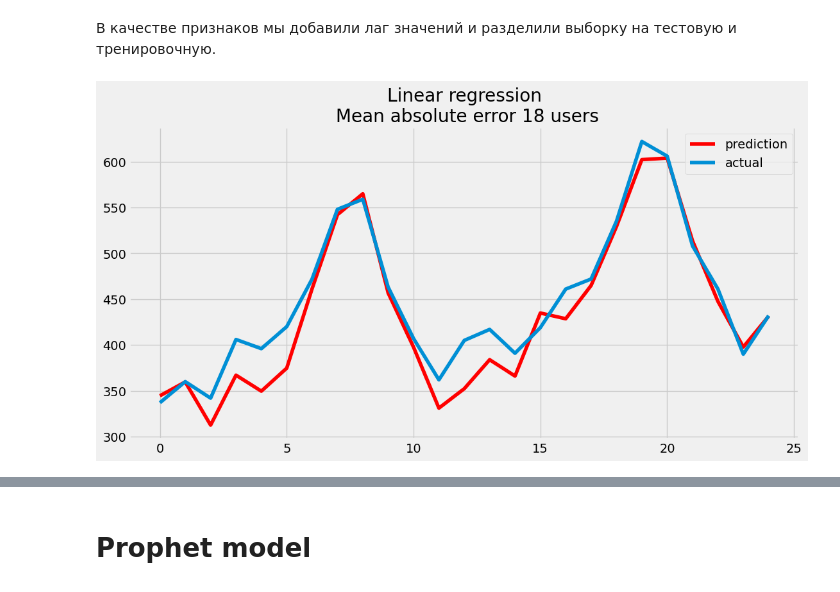
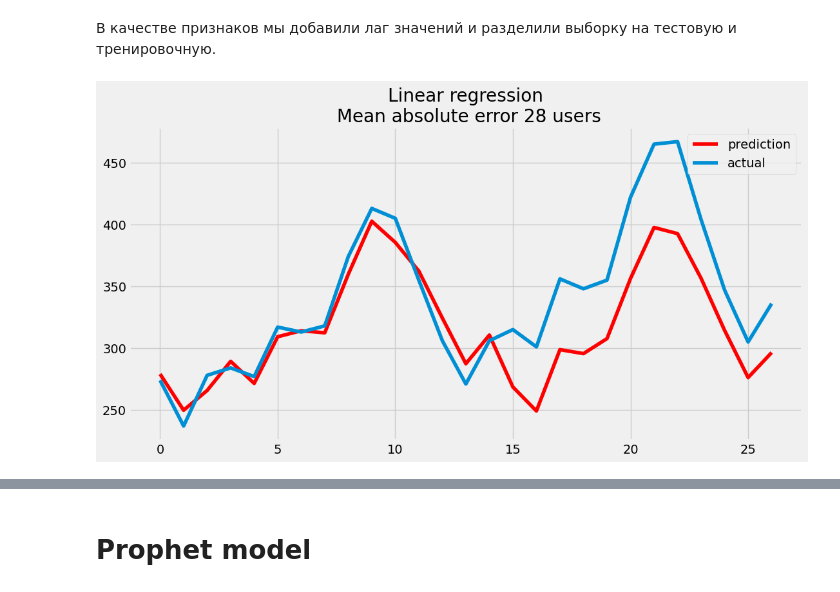
Before and after one commit to SalomatinSergey/time_series_forecasting_Air-passengers, a Jupyter notebook: Solution.ipynb, the cells around one changed output, grey strips where cells are left out. Saved outputs shown, nothing was run; the diff lists cells and outputs as text; code cells hidden in the pictures.

```diff
--- a/Solution.ipynb
+++ b/Solution.ipynb
@@ -24,7 +24,7 @@ import statsmodels.tsa.api as smt
 # %% [markdown]
 # 2. **EDA**
 # %%
-passengers = pd.read_csv("AirPassengers.csv")
+passengers = pd.read_csv("AirPassengers.csv",  index_col=["Month"])
 # %%
 passengers.head()
 # %% [output]
@@ -53,3 +48,0 @@ memory usage: 2.4+ KB
-# %%
-passengers.Month = pd.to_datetime(passengers.Month)
-passengers.dtypes
@@ -131,39 +104,55 @@ def prepareData(data, lag_start=5, lag_end=20, test_size=0.15):
         data["lag_{}".format(i)] = data.y.shift(i)
 
     data.index = pd.to_datetime(data.index)
+    data["year"] = data.index.year
+    data["month"] = data.index.month
+
+    # считаем средние только по тренировочной части, чтобы избежать лика
+    data["year_average"] = list(
+        map(code_mean(data[:test_index], "year", "y").get, data.year)
+    )
+    data["month_average"] = list(
+        map(code_mean(data[:test_index], "month", "y").get, data.month)
+    )
+
+    # выкидываем закодированные средними признаки
+    data.drop(["year", "month"], axis=1, inplace=True)
 
     data = data.dropna()
     data = data.reset_index(drop=True)
 
+    # считаем индекс в датафрейме, после которого начинается тестовый отрезок
+    test_index = int(len(data) * (1 - test_size))
+
     # разбиваем весь датасет на тренировочную и тестовую выборку
-    X_train = data.loc[:test_index].drop(["y"], axis=1)
-    y_train = data.loc[:test_index]["y"]
-    X_test = data.loc[test_index:].drop(["y"], axis=1)
-    y_test = data.loc[test_index:]["y"]
+    X_train = data.iloc[:test_index].drop(["y"], axis=1)
+    y_train = data.iloc[:test_index]["y"]
+    X_test = data.iloc[test_index:].drop(["y"], axis=1)
+    y_test = data.iloc[test_index:]["y"]
 
     return X_train, X_test, y_train, y_test
 # %% [markdown]
 В качестве признаков мы добавили лаг значений и разделили выборку на тестовую и тренировочную.
 # %%
 X_train, X_test, y_train, y_test = prepareData(
-    passengers['#Passengers'], test_size=0.3, lag_start=5, lag_end=20
+    passengers['#Passengers'], test_size=0.3, lag_start=3, lag_end=20
 )
 
 lr = LinearRegression()
 lr.fit(X_train, y_train)
 prediction = lr.predict(X_test)
 plt.figure(figsize=(12, 6))
 plt.plot(prediction, "r", label="prediction")
 plt.plot(y_test.values, label="actual")
 plt.legend(loc="best")
 plt.title(
     "Linear regression\n Mean absolute error {} users".format(
         round(mean_absolute_error(prediction, y_test))
     )
 )
 plt.grid(True);
 # %% [output]
-[figure, old version]
+[figure, new version]
 # %%
 print(f"MAE error: {mean_absolute_error(prediction, y_test)}\nRMSE error: {mean_squared_error(prediction, y_test)**0.5}")
 # %% [output]
```
Also changed, not shown: parts of 13 cells of this notebook.
